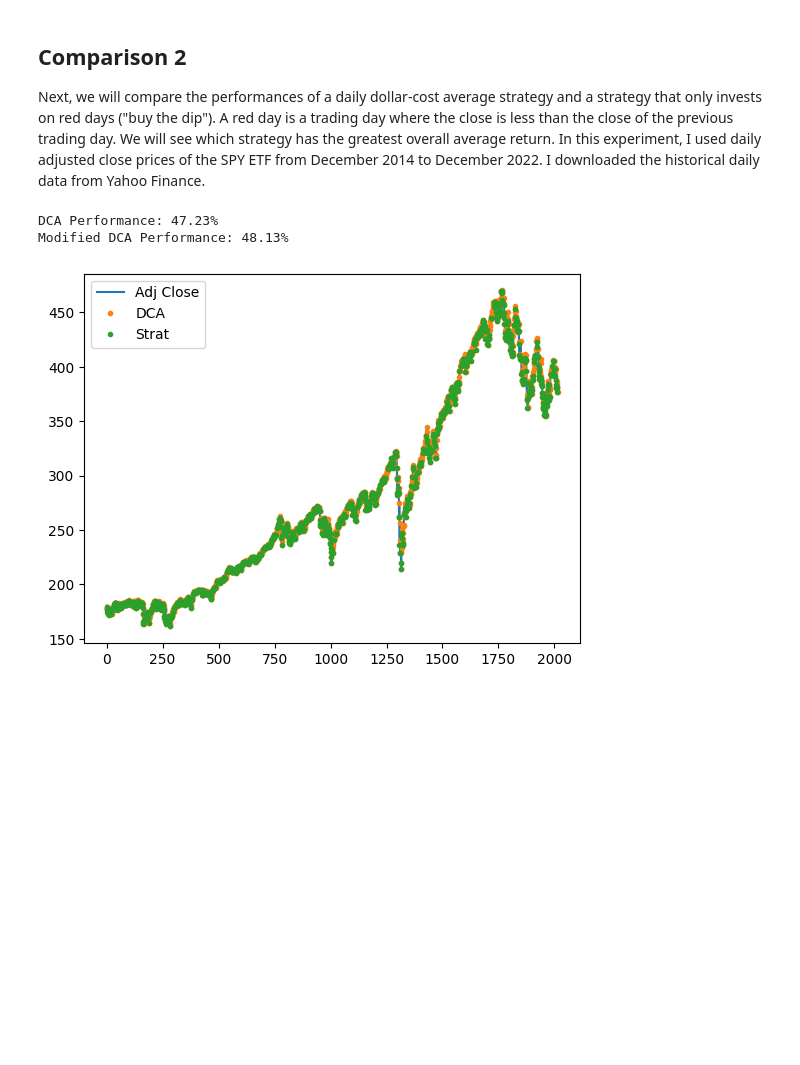
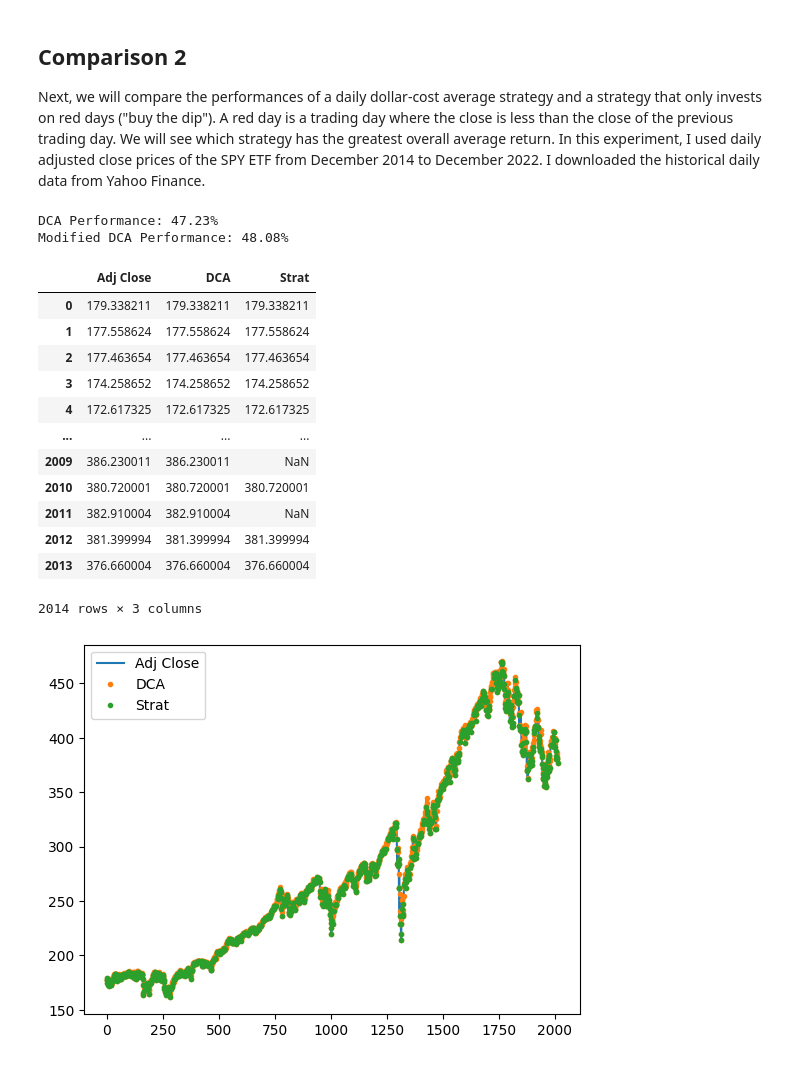
Before and after one commit to brianeide/backtesting, a Jupyter notebook: dca_compare/dca_compare.ipynb, the cells around one changed output. Cells and saved outputs as stored; diff of their text form; code cells hidden in the pictures; blank space fills up the shorter version.

```diff
--- a/dca_compare/dca_compare.ipynb
+++ b/dca_compare/dca_compare.ipynb
@@ -97,32 +95,51 @@ In this experiment, I used daily adjusted close prices of the SPY ETF from Decem
 # %%
 def calc_perf(current, prices):  # Calculate performance given current price and buy prices
     running_sum = 0
+    count = 0
     for price in prices:
-        running_sum += (current - price) / price
-    return running_sum / len(prices)
+        if pd.isna(price):
+            continue
+        if price != 0:
+            running_sum += (current - price) / price
+        count += 1
+    return running_sum / count
 
 
-if __name__ == '__main__':
-    spy = pd.read_csv('SPY.csv')
-    adj_close = spy["Adj Close"]
-    dca_series = pd.Series(adj_close[1:], name="DCA")
-    strat_series = pd.Series([0], name="Strat")
-    for i in range(1, adj_close.count()):
-        if adj_close[i - 1] > adj_close[i]:
-            strat_series[i - 1] = adj_close[i]
-    dca_series.shift(1)
-    strat_series.shift(1)
-    df = pd.concat([adj_close, dca_series, strat_series], axis=1)
+spy = pd.read_csv('SPY.csv')
+adj_close = spy["Adj Close"]
+dca_series = pd.Series(adj_close[1:], name="DCA")
+strat_series = pd.Series([0], name="Strat")
+for i in range(1, adj_close.count()):
+    if adj_close[i - 1] > adj_close[i]:
+        strat_series[i] = adj_close[i]
+dca_series.shift(1)
+strat_series.shift(1)
+df = pd.concat([adj_close, dca_series, strat_series], axis=1)[1:]
+df.reset_index(drop=True, inplace=True)
 
-    last_price = adj_close[len(adj_close) - 1]
-    print(f"DCA Performance: {round(calc_perf(last_price, list(dca_series)) * 100, 2)}%")
-    print(f"Modified DCA Performance: {round(calc_perf(last_price, list(strat_series)) * 100, 2)}%")
+last_price = adj_close[len(adj_close) - 1]
+print(f"DCA Performance: {round(calc_perf(last_price, list(dca_series)) * 100, 2)}%")
+print(f"Modified DCA Performance: {round(calc_perf(last_price, list(strat_series)) * 100, 2)}%")
 
-    df["Adj Close"].plot(kind="line", legend=True)
-    df["DCA"].plot(style='.', legend=True)
-    df["Strat"].plot(style='.', legend=True)
-    mp.show()
+df["Adj Close"].plot(kind="line", legend=True)
+df["DCA"].plot(style='.', legend=True)
+df["Strat"].plot(style='.', legend=True)
+display(df)
+mp.show()
 # %% [output]
 DCA Performance: 47.23%
-Modified DCA Performance: 48.13%
+Modified DCA Performance: 48.08%
+|  | Adj Close | DCA | Strat |
+| 0 | 179.338211 | 179.338211 | 179.338211 |
+| 1 | 177.558624 | 177.558624 | 177.558624 |
+| 2 | 177.463654 | 177.463654 | 177.463654 |
+| 3 | 174.258652 | 174.258652 | 174.258652 |
+| 4 | 172.617325 | 172.617325 | 172.617325 |
+| ... | ... | ... | ... |
+| 2009 | 386.230011 | 386.230011 | NaN |
+| 2010 | 380.720001 | 380.720001 | 380.720001 |
+| 2011 | 382.910004 | 382.910004 | NaN |
+| 2012 | 381.399994 | 381.399994 | 381.399994 |
+| 2013 | 376.660004 | 376.660004 | 376.660004 |
+2014 rows × 3 columns
 [figure]
```
Also changed, not shown: parts of 6 cells of this notebook.
